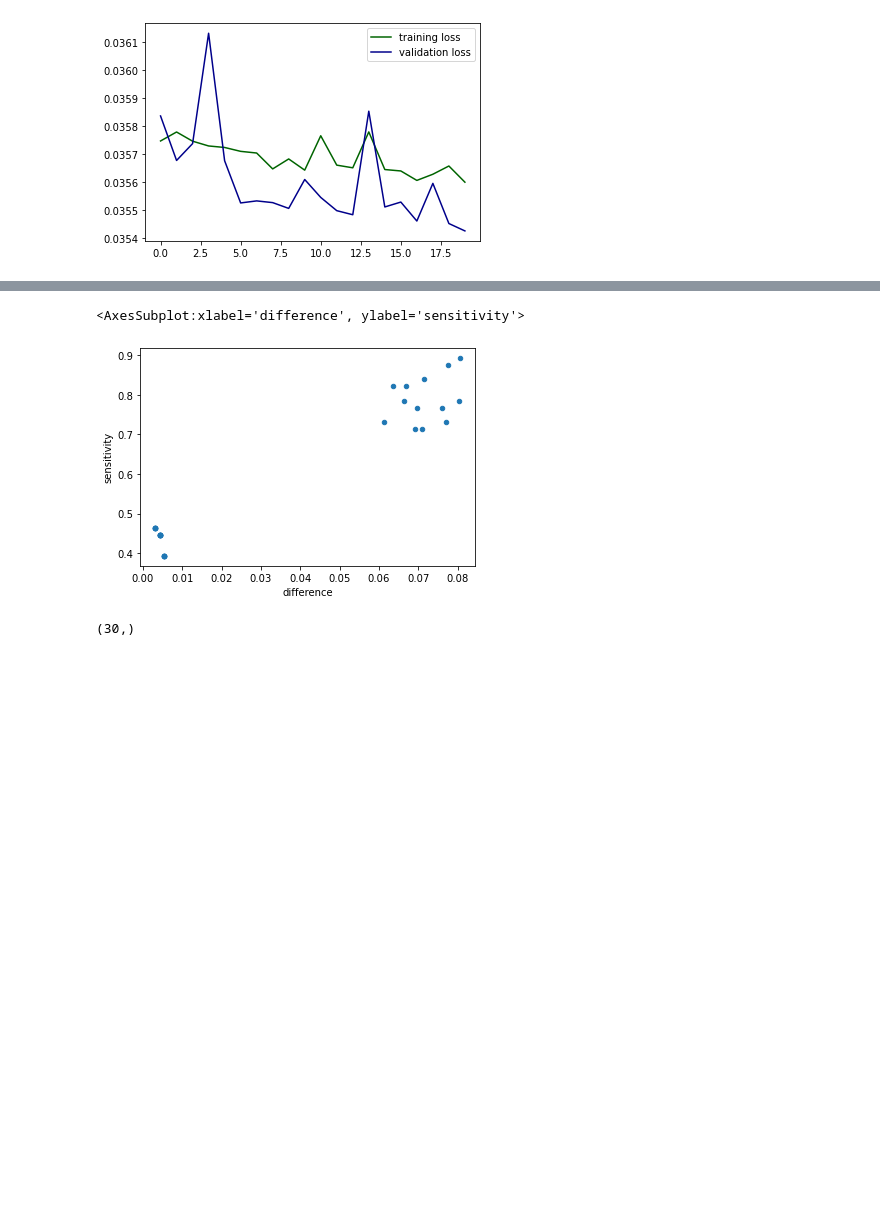
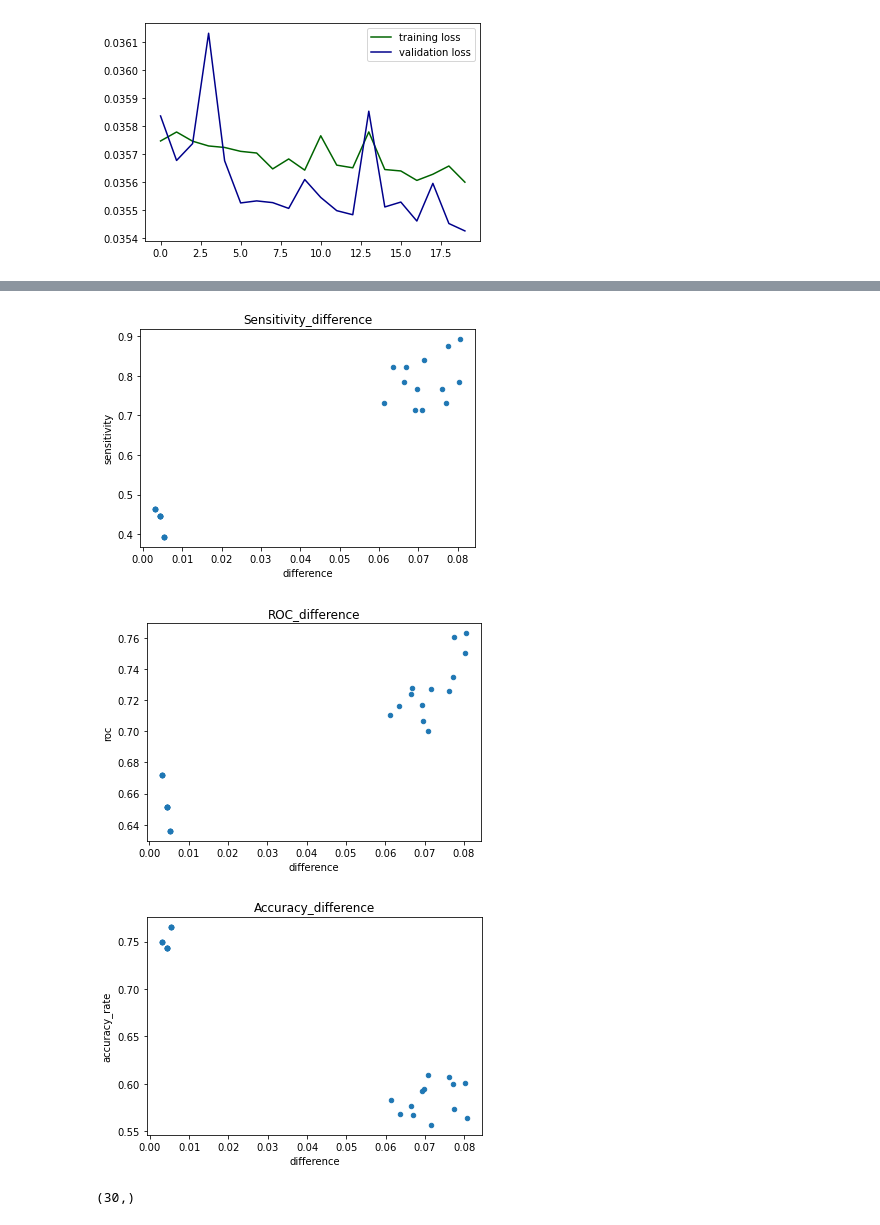
Before and after one commit to ba-group-projects/insurance-fraud-detection, a Jupyter notebook: main-update.ipynb, the cells around one changed output, grey strips where cells are left out. Drawn from its saved outputs; the diff is of its cells as text; code cells hidden in the pictures; blank space fills up the shorter version.

```diff
--- a/main-update.ipynb
+++ b/main-update.ipynb
@@ -1237,7 +1241,9 @@ class AutoEncodingModel:
         self.compile_model()
 
     def build_model(self):
-        # if whether_regularizer == True, then reg_param is used or it will be 0
+        """
+        Build the model according to the hyperparameters input
+        """
         regularizer = tf.keras.regularizers.l2(
             self.reg_param*self.whether_regularizer)
         if self.whether_dropout == True:
@@ -1268,7 +1274,7 @@ class AutoEncodingModel:
         }
 
     def get_model(self):
-        # get the model
+        # get the model from the class
         return self.autoencoder
 
     def compile_model(self):
@@ -1553,7 +1559,7 @@ create_plot(log_list[para_dfm_max_index],20)
 # autoencoder_best = model_list[int(para_dfm_max_index)]
 autoencoder_best = model_list[0]
 # %%
-df_performance_diff_sens = pd.DataFrame(columns=['difference', 'sensitivity'])
+df_performance_diff_sens = pd.DataFrame(columns=['difference', 'sensitivity','accuracy_rate','roc'])
 for ind, row in para_dfm.iterrows():
     print(f"The difference is: {row['difference']}")
     model_pred = model_list[ind]
@@ -1569,17 +1575,15 @@ for ind, row in para_dfm.iterrows():
     mse = np.mean(np.power(X_val.flatten() - X_pred.flatten(), 2))
     error_df = pd.DataFrame({'Reconstruction_error': mse, 'True_class': y_val.flatten()})
     df_temp = pd.DataFrame({'Reconstruction_error': val_loss, 'True_class': y_val.flatten()})
-    # threshold = df_temp[df_temp['Reconstruction_error'] == 1].min()["Reconstruction_error"]
+    roc = roc_auc_score(y_val.flatten(), val_loss)
     threshold = np.mean(df_temp["Reconstruction_error"])
     pred_y = np.where(val_loss > threshold, 1, 0)
     cm = confusion_matrix(y_val.flatten(), pred_y)
-    print(cm)
     accuracy_rate = (cm[0,0] + cm[1,1])/np.sum(cm)
-    print(accuracy_rate)
     # calculate the sensitivity
     sensitivity = cm[1,1]/(cm[1,1] + cm[1,0])
     print(sensitivity)
-    df_performance_diff_sens = df_performance_diff_sens.append({"difference": row['difference'], "sensitivity": sensitivity}, ignore_index=True)
+    df_performance_diff_sens = df_performance_diff_sens.append({"difference": row['difference'], "sensitivity": sensitivity,'accuracy_rate':accuracy_rate,'roc':roc}, ignore_index=True)
 df_performance_diff_sens
 # %% [output]
 The difference is: 0.08024082386284163
@@ -1736,8 +1639,14 @@ The difference is: 0.07745408107325452
-# %%
-df_performance_diff_sens.plot(x='difference', y='sensitivity', kind='scatter')
-# %% [output]
-<AxesSubplot:xlabel='difference', ylabel='sensitivity'>
-[figure, removed]
+# %%
+df_performance_diff_sens.plot(x='difference', y='sensitivity', kind='scatter',title='Sensitivity_difference')
+plt.show()
+df_performance_diff_sens.plot(x='difference', y='roc', kind='scatter',title='ROC_difference')
+plt.show()
+df_performance_diff_sens.plot(x='difference', y='accuracy_rate', kind='scatter',title='Accuracy_difference')
+plt.show()
+# %% [output]
+[figure, added]
+[figure, added]
+[figure, added]
 # %%
 ## Hypothesis testing
 np.array(df_performance_diff_sens['sensitivity']).shape
```
Also changed, not shown: parts of 6 cells of this notebook, 1 other file.
